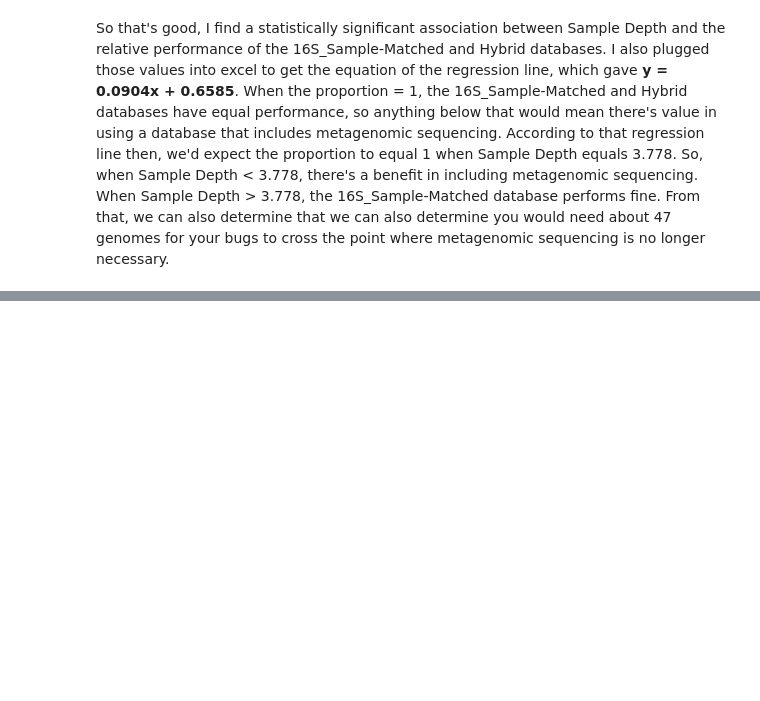
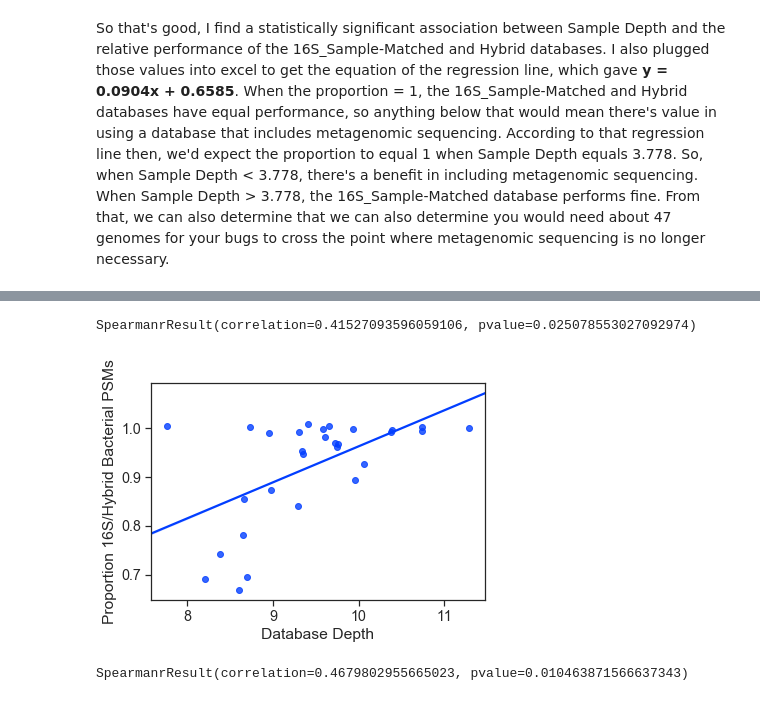
Before and after one commit to platipenguin/metaproteomics-database-optimization, a Jupyter notebook: jupyter_notebooks/Hybrid Outperformance.ipynb, the cells around one changed output, grey strips where cells are left out. Saved outputs shown, nothing was run; the diff lists cells and outputs as text; code cells hidden in the pictures; blank space fills up the shorter version.

```diff
--- a/jupyter_notebooks/Hybrid Outperformance.ipynb
+++ b/jupyter_notebooks/Hybrid Outperformance.ipynb
@@ -115,0 +225,30 @@ So that's good, I find a statistically significant association between Sample De
+# %%
+# Test whether there's a statistically significant association between tryptic peptide Sample Depth and Proportion of Tailored:Hybrid bacterial PSMs
+stats.spearmanr(TvsHProportion, sampleDepth)
+# %% [output]
+SpearmanrResult(correlation=0.41527093596059106, pvalue=0.025078553027092974)
+# %%
+# Calculate sample depth using the natural log of tryptic peptides we have for each organism, divided by the number of organisms in each sample
+sampleDepth = []
+for sample in SAMPLE_NAMES:
+    sampleData = abundanceData.loc[abundanceData['sample'] == int(sample)]
+    vals = []
+    for index, row in sampleData.iterrows():
+        ra = row['abundance'] / 100
+        if row['taxa'] in trypticCounts.keys():
+            vals.append(trypticCounts[row['taxa']] * ra)
+        else:
+            vals.append(0)
+    sampleDepth.append(math.log(sum(vals) / len(vals)))
+# %%
+#setPlt(size=(6, 5), ylim=(0.6, 1.1))
+proportionVSDepthDF = pd.DataFrame({'Database Depth':sampleDepth, 'Proportion 16S/Hybrid Bacterial PSMs':TvsHProportion, 'BV':BV_STATUS})
+depthGraph = sns.regplot(x='Database Depth', y='Proportion 16S/Hybrid Bacterial PSMs', data=proportionVSDepthDF, ci=1)
+#saveFig(depthGraph, figPath.joinpath('depth3_correlation.png'))
+# %% [output]
+[figure, added]
+# %%
+# Test whether there's a statistically significant association between tryptic peptide Sample Depth and Proportion of Tailored:Hybrid bacterial PSMs
+stats.spearmanr(TvsHProportion, sampleDepth)
+# %% [output]
+SpearmanrResult(correlation=0.4679802955665023, pvalue=0.010463871566637343)
```
Also changed, not shown: parts of 20 cells of this notebook.
